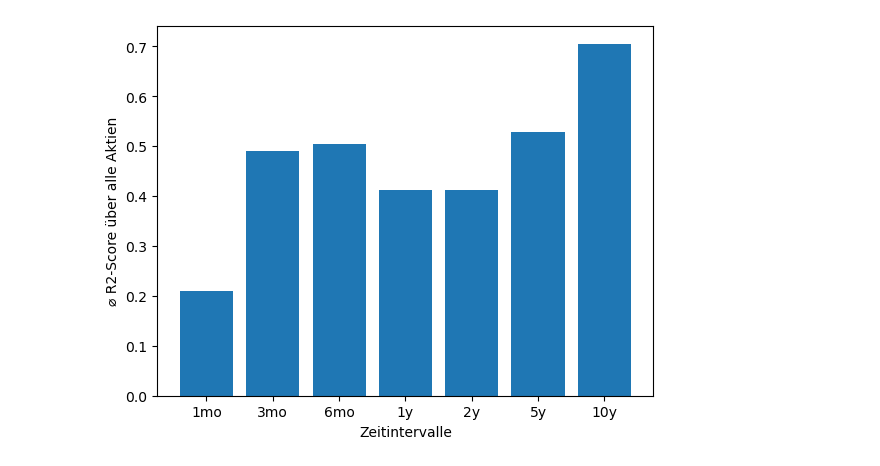
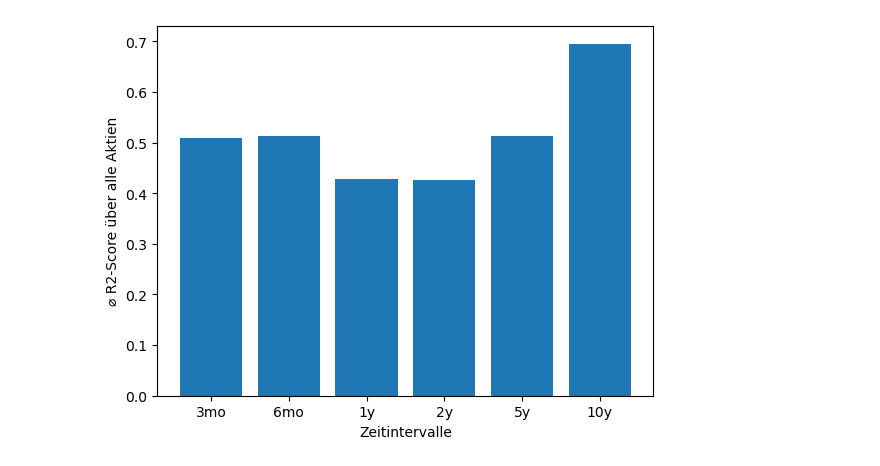
Before and after one commit to elmanjay/DataScienceProjekt, a Jupyter notebook: analysis/Analyse Intervall Regression.ipynb, the cells around one changed output. Saved outputs shown, nothing was run; the diff lists cells and outputs as text; code cells hidden in the pictures.

```diff
--- a/analysis/Analyse Intervall Regression.ipynb
+++ b/analysis/Analyse Intervall Regression.ipynb
@@ -10,8 +10,8 @@ import matplotlib.pyplot as plt
 from sklearn.preprocessing import StandardScaler
 from sklearn.preprocessing import MinMaxScaler
 
-assets = ["AAPL", "AMZN", "GOOGL", "MSFT", "TSLA", "JPM", "JNJ", "BAC", "WMT", "PG", "MA", "NVDA", "HD", "PYPL", "DIS", "INTC", "VZ",
-          "CMCSA", "CVX", "MRK", "ASML", "KO", "PEP", "ABBV", "AZN", "NOW", "SHEL", "AMD", "META", "LLY", "UNH", "V", "XOM", "PG", "CRM", "SAP", "TBC", "HSBC"]
+assets = ["AAPL", "AMZN", "GOOGL", "MSFT", "TSLA", "JPM", "JNJ", "BAC", "WMT", "MA", "NVDA", "HD", "PYPL", "DIS", "INTC", "VZ",
+          "CMCSA", "CVX", "MRK", "ASML", "KO", "PEP", "ABBV", "AZN", "NOW", "SHEL", "AMD", "META", "LLY", "UNH", "V", "XOM", "CRM", "SAP", "TBC", "HSBC"]
 intervalls=  ["1mo", "3mo", "6mo", "1y", "2y", "5y", "10y"]
 means= []
 results = pd.DataFrame(index=assets,columns=intervalls)
@@ -69,9 +128,9 @@ from sklearn.preprocessing import StandardScaler
 from sklearn.preprocessing import MinMaxScaler
 from sklearn.metrics import r2_score
 
-assets = ["AAPL", "AMZN", "GOOGL", "MSFT", "TSLA", "JPM", "JNJ", "BAC", "WMT", "PG", "MA", "NVDA", "HD", "PYPL", "DIS", "INTC", "VZ",
-          "CMCSA", "CVX", "MRK", "ASML", "KO", "PEP", "ABBV", "AZN", "NOW", "SHEL", "AMD", "META", "LLY", "UNH", "V", "XOM", "PG", "CRM", "SAP", "TBC", "HSBC"]
-intervalls=  ["1mo","3mo", "6mo", "1y", "2y", "5y", "10y"]
+assets = ["AAPL", "AMZN", "GOOGL", "MSFT", "TSLA", "JPM", "JNJ", "BAC", "WMT", "MA", "NVDA", "HD", "PYPL", "DIS", "INTC", "VZ",
+          "CMCSA", "CVX", "MRK", "ASML", "KO", "PEP", "ABBV", "AZN", "NOW", "SHEL", "AMD", "META", "LLY", "UNH", "V", "XOM", "CRM", "SAP", "TBC", "HSBC"]
+intervalls=  ["3mo", "6mo", "1y", "2y", "5y", "10y"]
 means= []
 results = pd.DataFrame(index=assets,columns=intervalls)
 
@@ -81,31 +140,31 @@ for element in assets:
             msft = yf.Ticker(element)
             df = msft.history(period=time)
             df.reset_index(inplace=True)
             df["Date"] = pd.Series(df["Date"], dtype="string")
             train, test = train_test_split(df, test_size=0.2, random_state=42)
             X_all_label= df["Close"]
             X_train = np.array(train.index).reshape(-1, 1)
             y_train = train["Close"]
             X_test = np.array(test.index).reshape(-1, 1)
             y_test = test["Close"]
             model = LinearRegression()
             model.fit(X_train, y_train)
             X_all = np.array(df.index).reshape(-1, 1)
             predictions = model.predict(X_all)
             predictionstest = model.predict(X_test)
             predictionstrain = model.predict(X_train)
             r2_score_result = r2_score(X_all_label, predictions)
             results.at[element, time] = r2_score_result
 
 #Berechnung der durschnittlichen R2 für jedes Intervall
 for element in results:
     means.append(results[element].mean())
 
 ywerte = means
 xwerte = intervalls
 plt.bar(xwerte, ywerte)
 plt.xlabel("Zeitintervalle")
 plt.ylabel("⌀ R2-Score über alle Aktien")
 plt.show()
 # %% [output]
-[figure, old version]
+[figure, new version]
```
Also changed, not shown: parts of 2 cells of this notebook, 2 other files.
